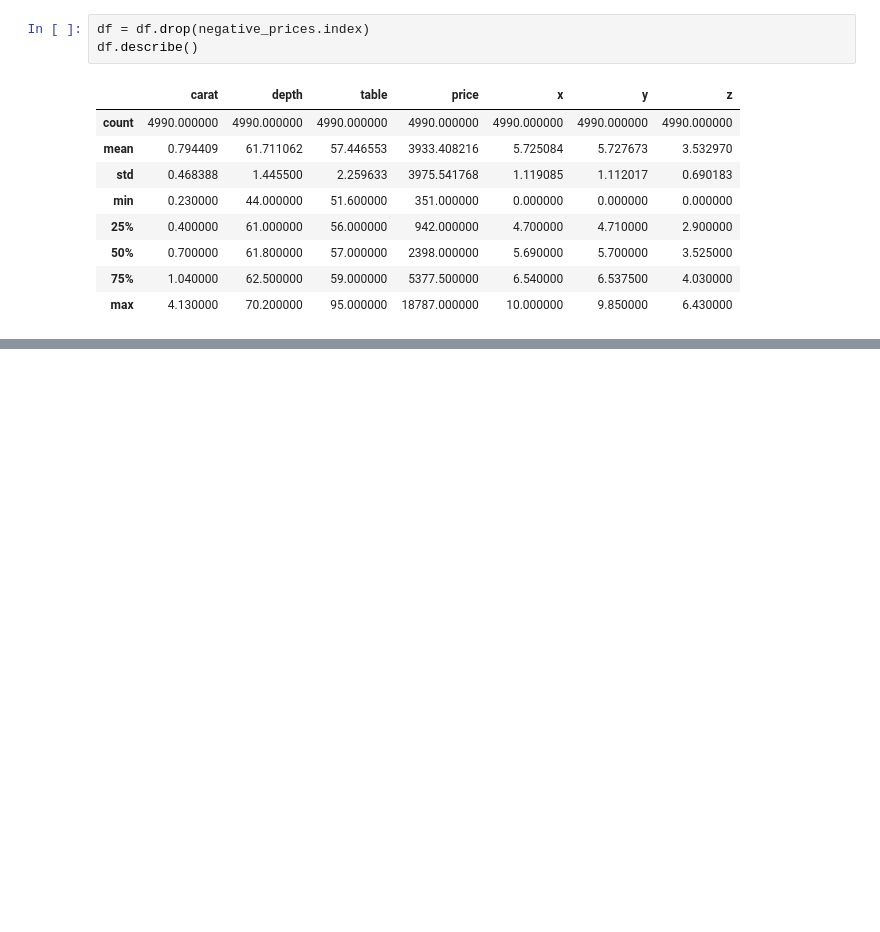
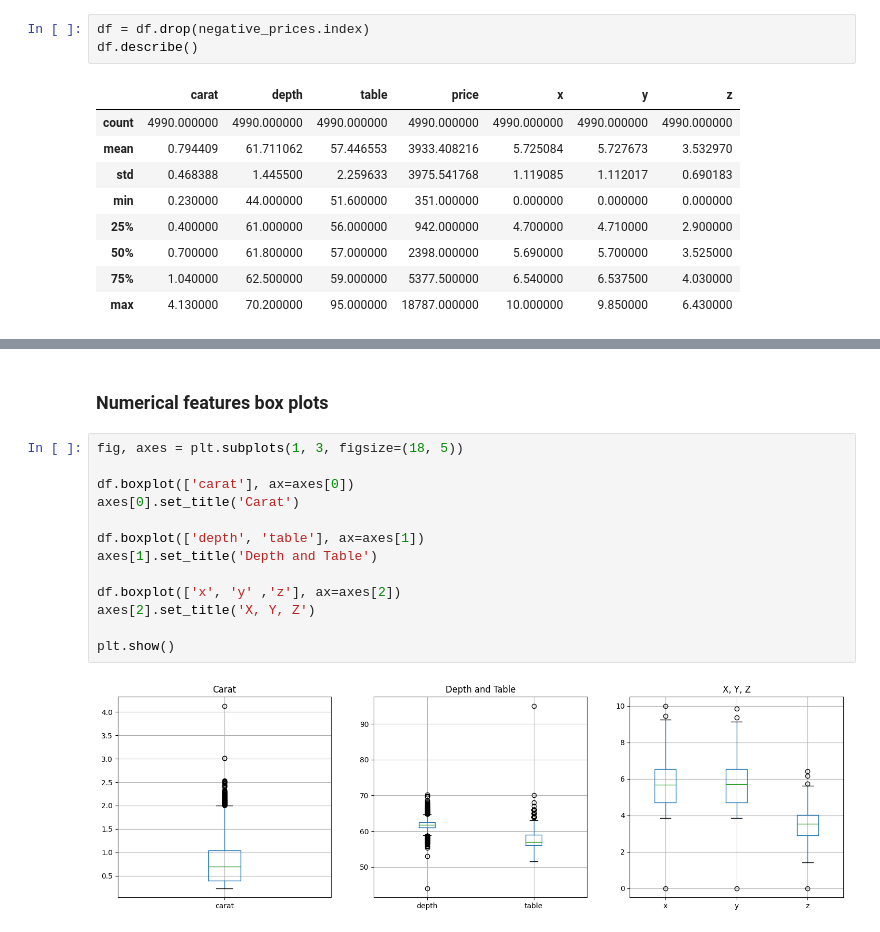
Before and after one commit to andrea-gasparini/xtream-ai-assignment-engineer, a Jupyter notebook: notebooks/data_exploration.ipynb, the cells around one changed output, grey strips where cells are left out. Cells and saved outputs as stored; diff of their text form; blank space fills up the shorter version.

```diff
--- a/notebooks/data_exploration.ipynb
+++ b/notebooks/data_exploration.ipynb
@@ -154,0 +175,17 @@ df_encoded.to_csv('../datasets/diamonds/diamonds_encoded.csv', index=False)
+# %% [markdown]
+### Numerical features box plots
+# %%
+fig, axes = plt.subplots(1, 3, figsize=(18, 5))
+
+df.boxplot(['carat'], ax=axes[0])
+axes[0].set_title('Carat')
+
+df.boxplot(['depth', 'table'], ax=axes[1])
+axes[1].set_title('Depth and Table')
+
+df.boxplot(['x', 'y' ,'z'], ax=axes[2])
+axes[2].set_title('X, Y, Z')
+
+plt.show()
+# %% [output]
+[figure, added]
```
Also changed, not shown: parts of 34 cells of this notebook, 1 other file.
